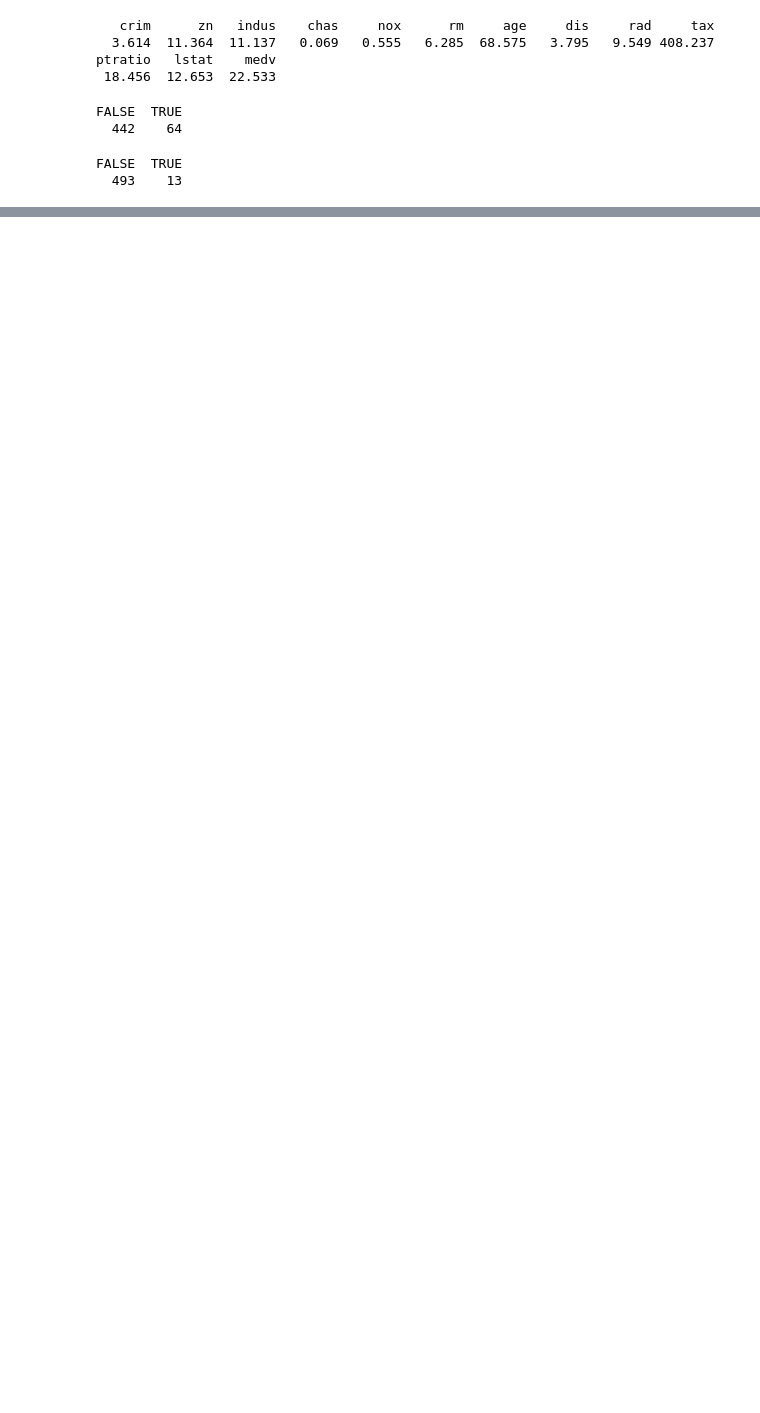
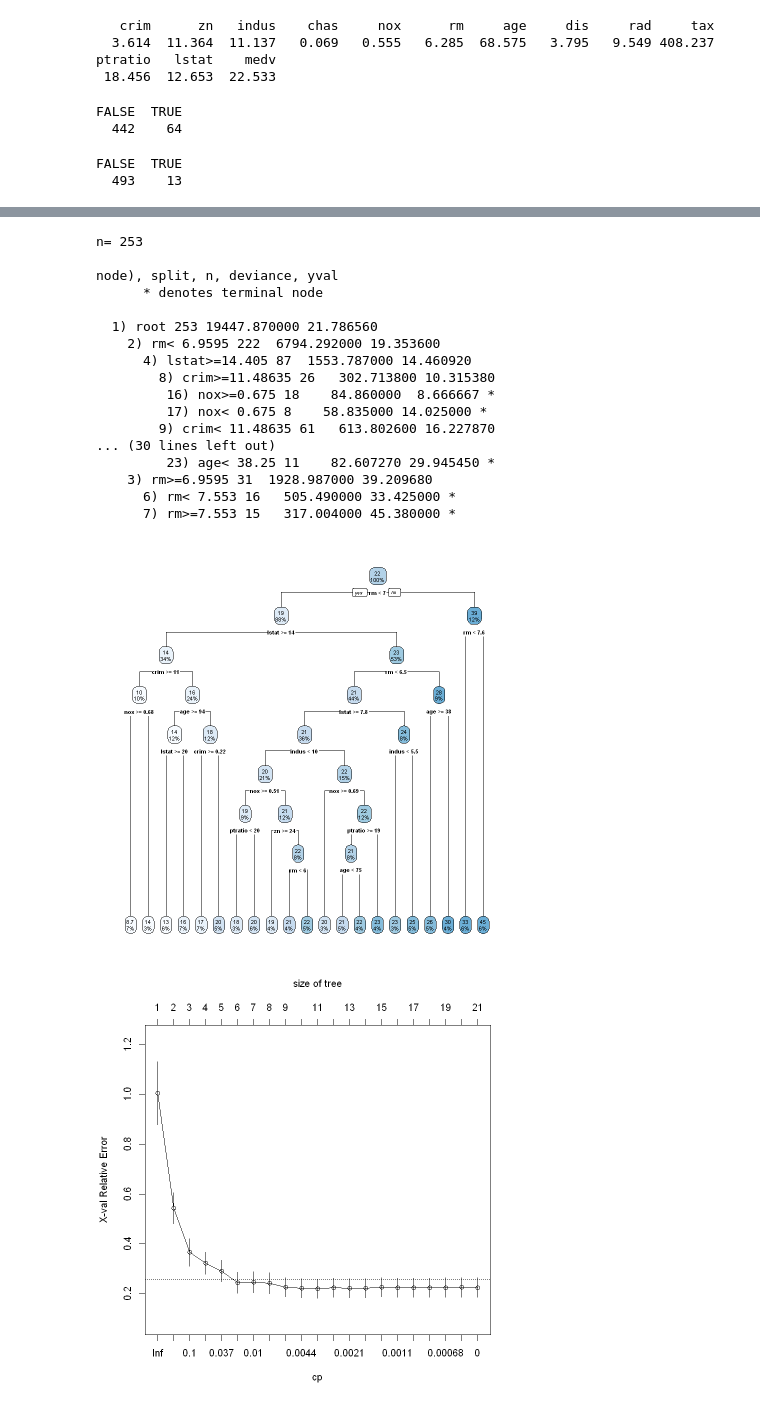
Before and after one commit to lucapdr1/ml-exercises, a Jupyter notebook: 09_exe_ML1_sol.ipynb, the cells around one changed output, grey strips where cells are left out. Saved outputs shown, nothing was run; the diff lists cells and outputs as text; code cells hidden in the pictures; blank space fills up the shorter version.

```diff
--- a/09_exe_ML1_sol.ipynb
+++ b/09_exe_ML1_sol.ipynb
@@ -112,0 +115,9 @@ FALSE  TRUE
+# %%
+library(rpart)
+library(rpart.plot)
+
+set.seed(1)
+
+train <- sample(1:nrow(Boston), nrow(Boston)/2)
+tree.boston <- rpart(medv~., data = Boston, subset = train)
+print(tree.boston)
@@ -112,0 +143,28 @@ FALSE  TRUE
+# %%
+set.seed(1)
+tree.boston.full <- rpart(medv ~ . , data = Boston, subset = train, cp = 0)
+print(tree.boston.full)
+rpart.plot(tree.boston.full)
+# Table with cp values from cross validation
+cptable <- tree.boston.full$cptable
+plotcp(tree.boston.full)
+# %% [output]
+n= 253
+
+node), split, n, deviance, yval
+      * denotes terminal node
+
+  1) root 253 19447.870000 21.786560
+    2) rm< 6.9595 222  6794.292000 19.353600
+      4) lstat>=14.405 87  1553.787000 14.460920
+        8) crim>=11.48635 26   302.713800 10.315380
+         16) nox>=0.675 18    84.860000  8.666667 *
+         17) nox< 0.675 8    58.835000 14.025000 *
+        9) crim< 11.48635 61   613.802600 16.227870
+... (30 lines left out)
+         23) age< 38.25 11    82.607270 29.945450 *
+    3) rm>=6.9595 31  1928.987000 39.209680
+      6) rm< 7.553 16   505.490000 33.425000 *
+      7) rm>=7.553 15   317.004000 45.380000 *
+[figure, added]
+[figure, added]
```
Also changed, not shown: parts of 9 cells of this notebook.
